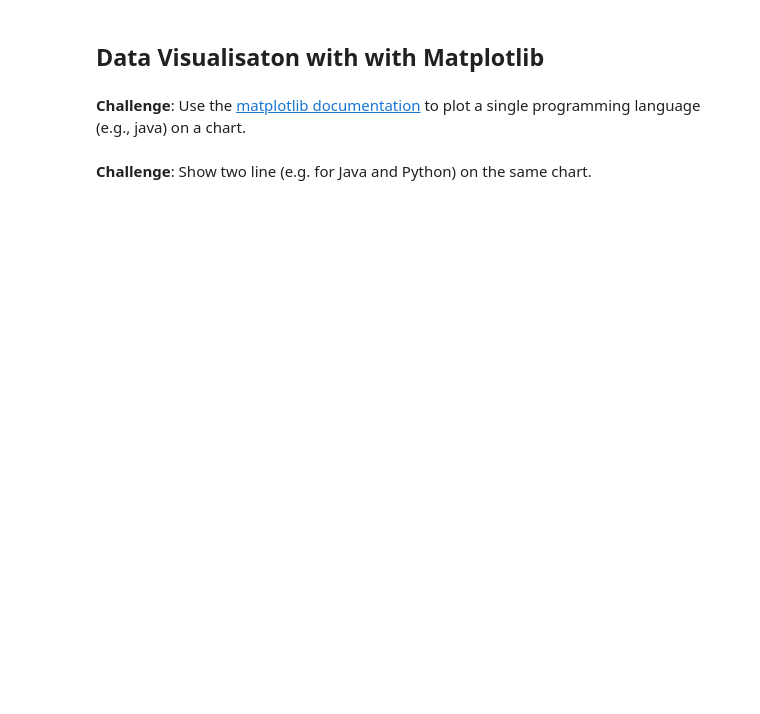
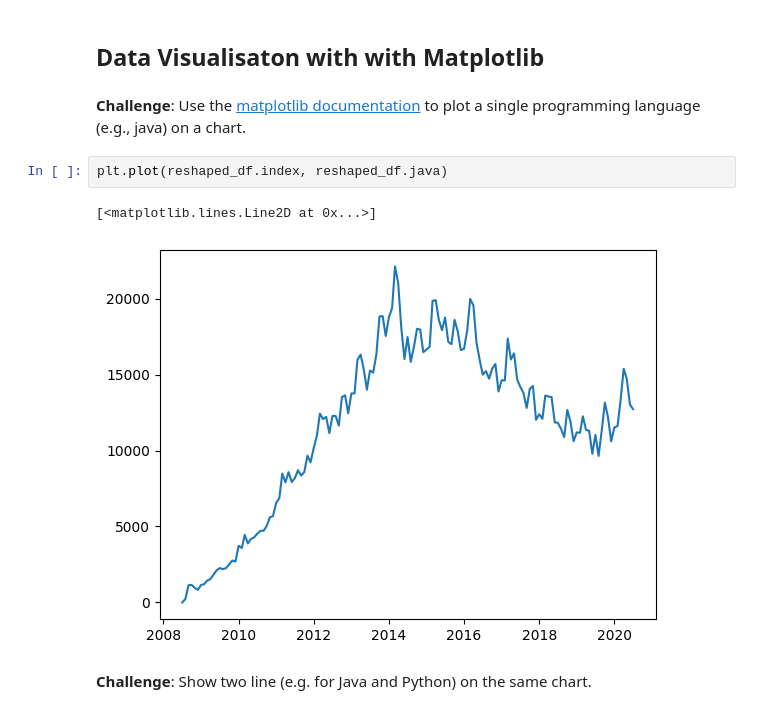
Before and after one commit to keshavpj1711/Python_100-Days, a Jupyter notebook: Advanced/73DataVisualizationMatplotlib/data_visualization.ipynb, the cells around one changed output. Cells and saved outputs as stored; diff of their text form; blank space fills up the shorter version.

Commit message:
plotted my first graphs using matplotlib

```diff
--- a/Advanced/73DataVisualizationMatplotlib/data_visualization.ipynb
+++ b/Advanced/73DataVisualizationMatplotlib/data_visualization.ipynb
@@ -196,5 +197,10 @@ reshaped_df.head()
 ## Data Visualisaton with with Matplotlib
 # %% [markdown]
 **Challenge**: Use the [matplotlib documentation](https://matplotlib.org/3.2.1/api/_as_gen/matplotlib.pyplot.plot.html#matplotlib.pyplot.plot) to plot a single programming language (e.g., java) on a chart.
+# %%
+plt.plot(reshaped_df.index, reshaped_df.java)
+# %% [output]
+[<matplotlib.lines.Line2D at 0x...>]
+[figure, added]
 # %% [markdown]
 **Challenge**: Show two line (e.g. for Java and Python) on the same chart.
```
Also changed, not shown: parts of 2 cells of this notebook, 1 other file.
